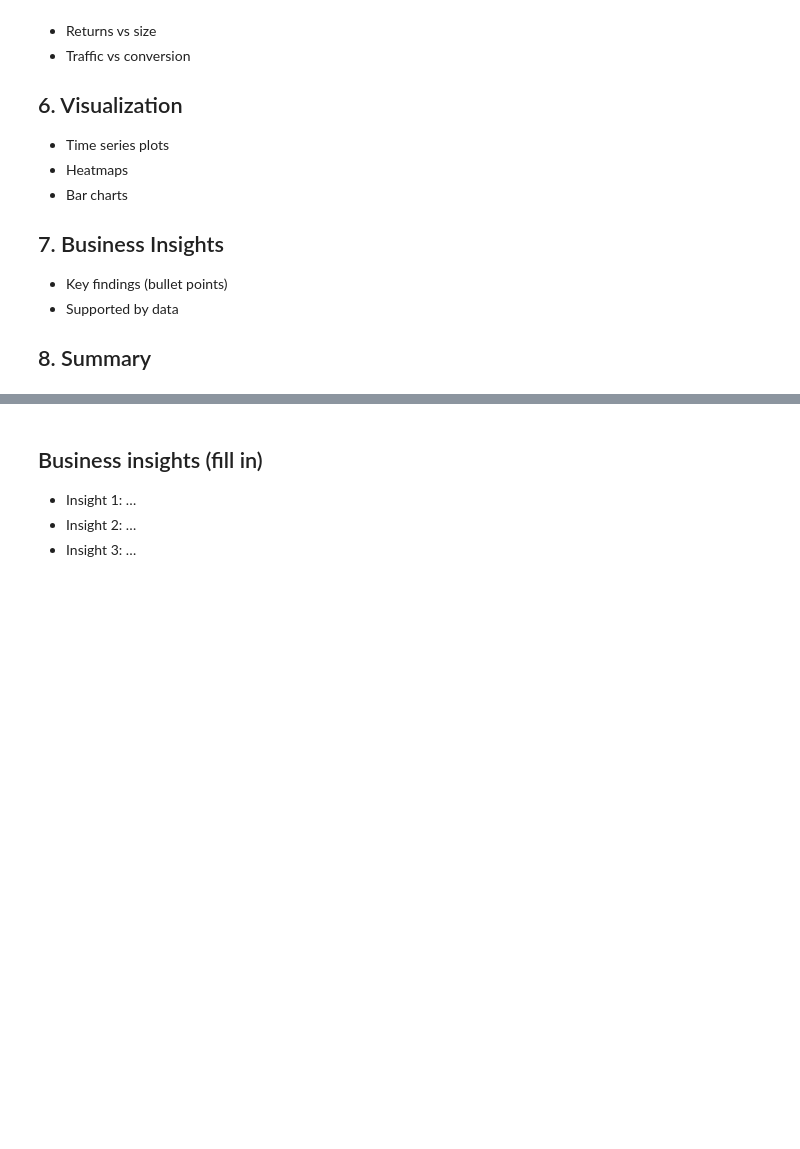
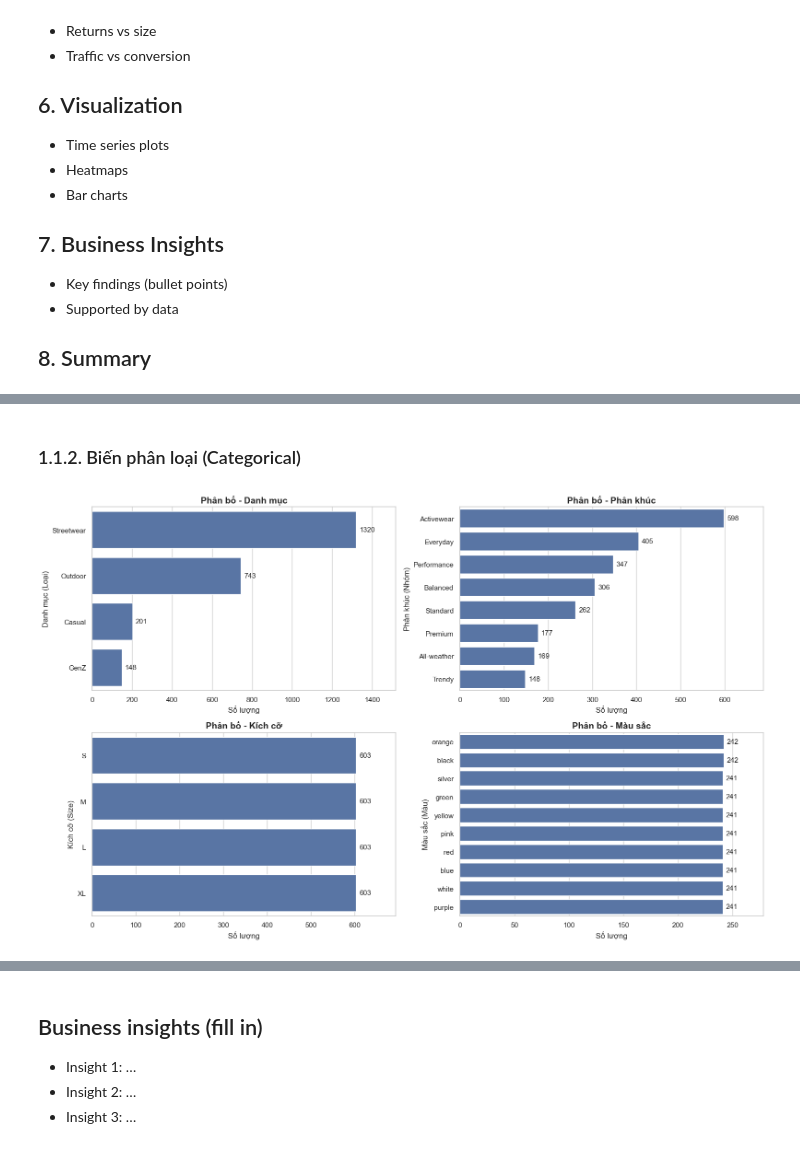
Before and after one commit to zintomvn/DATATHON-2026-VinUni, a Jupyter notebook: notebooks/01_eda.ipynb, the cells around one changed output, grey strips where cells are left out. Cells and saved outputs as stored; diff of their text form; code cells hidden in the pictures; blank space fills up the shorter version.

```diff
--- a/notebooks/01_eda.ipynb
+++ b/notebooks/01_eda.ipynb
@@ -36,0 +39,22 @@
+# %%
+import pandas as pd
+import numpy as np
+import matplotlib.pyplot as plt
+import seaborn as sns
+import warnings
+import os
+import math
+
+
+# Cấu hình hiển thị
+pd.set_option('display.max_columns', None)
+pd.set_option('display.float_format', '{:.2f}'.format)
+warnings.filterwarnings('ignore')
+sns.set(style="whitegrid")
+
+# Định nghĩa đường dẫn dữ liệu (Sửa theo folder của nhóm)
+CURRENT_DIR = os.getcwd()
+ROOT_DIR = os.path.dirname(CURRENT_DIR)
+DATA_RAW_PATH = os.path.join(ROOT_DIR, "data", 'raw')
+PROCESSED_PATH = os.path.join(ROOT_DIR, 'data', 'processed')
+print(f"Data path: {DATA_RAW_PATH}")
@@ -36,0 +339,2 @@
+# %% [markdown]
+### 1.1.2. Biến phân loại (Categorical)
@@ -36,0 +409,5 @@
+# %%
+cate_cols = ['category', 'segment', 'size', 'color']
+plot_horizontal_bar_chart(products_df, cate_cols)
+# %% [output]
+[figure, added]
```
Also changed, not shown: parts of 91 cells of this notebook.
